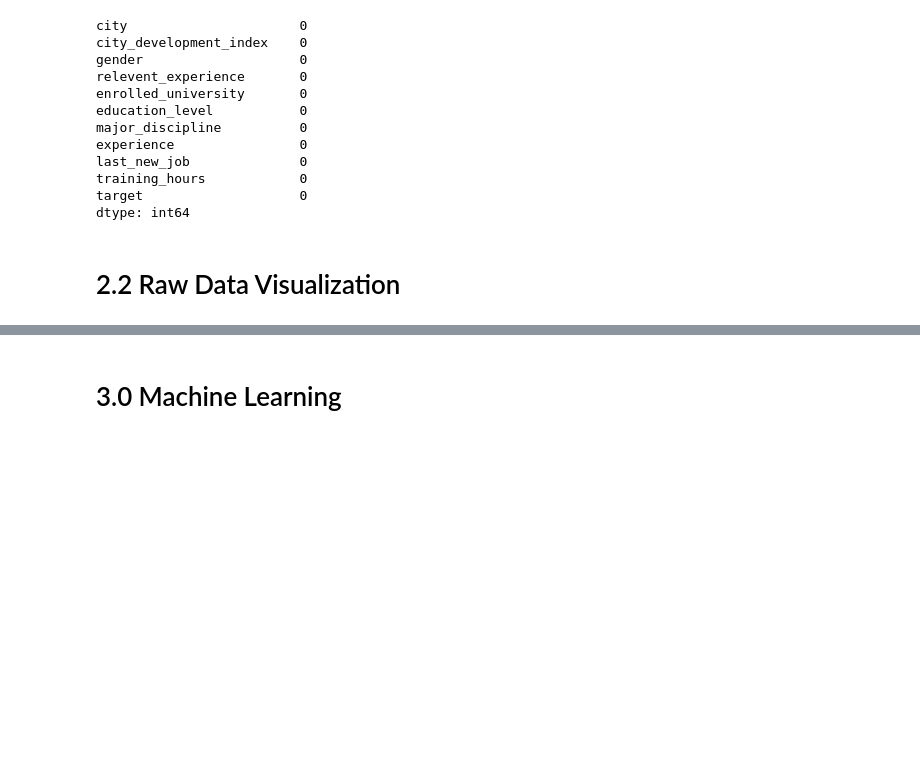
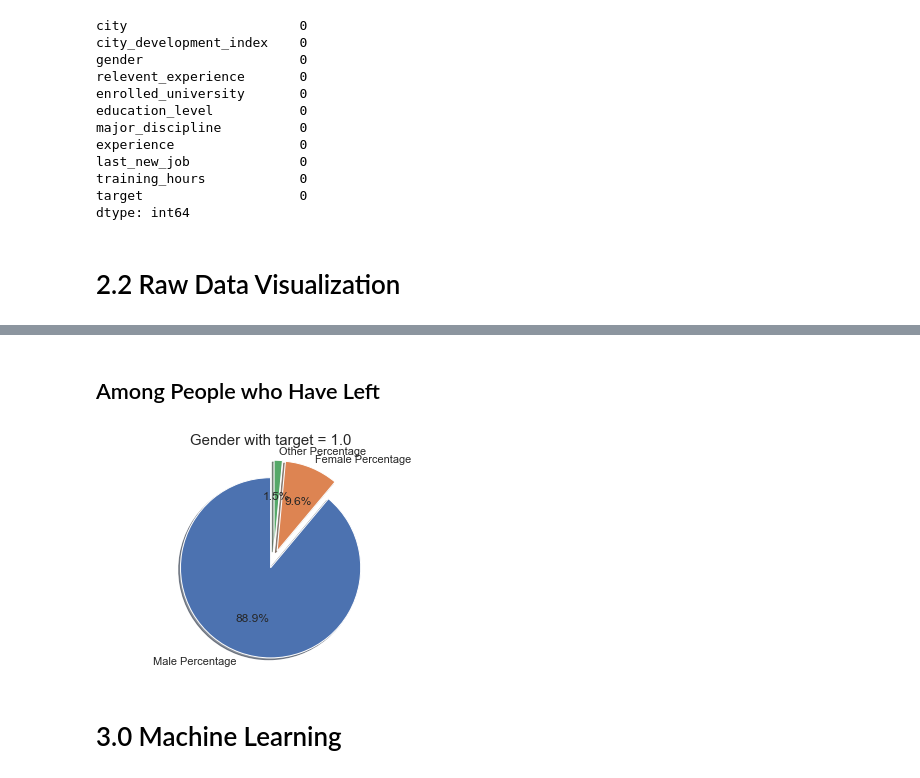
Before and after one commit to mermaidzhang/Job-Change-of-Data-Scientists, a Jupyter notebook: Segment2_code_mz.ipynb, the cells around one changed output, grey strips where cells are left out. Saved outputs shown, nothing was run; the diff lists cells and outputs as text; code cells hidden in the pictures; blank space fills up the shorter version.

```diff
--- a/Segment2_code_mz.ipynb
+++ b/Segment2_code_mz.ipynb
@@ -352,6 +364,32 @@ fig.show()
 #Null columns will drop.
 # %% [output]
 [interactive output not drawn]
+# %% [markdown]
+## Among People who Have Left
+# %%
+#Gender
+total = len(hrds_train_df.query("target == 1.0"))
+total_male_target = hrds_train_df.query("gender == 'Male' and target == 1.0")
+total_female_target = hrds_train_df.query("gender == 'Female' and target == 1.0")
+total_other_target = hrds_train_df.query("gender == 'Other' and target == 1.0")
+
+male_target_percent = round(len(total_male_target)*100/total, 3)
+female_target_percent = round(len(total_female_target)*100/total, 3)
+other_target_percent = round(len(total_other_target)*100/total, 3)
+
+labels = 'Male Percentage', 'Female Percentage', 'Other Percentage'
+sizes = [male_target_percent, female_target_percent, other_target_percent]
+explode = (0.1, 0.1, 0.1)
+
+fig1, ax1 = plt.subplots()
+ax1.pie(sizes, explode=explode, labels=labels, autopct='%1.1f%%',
+        shadow=True, startangle=90)
+ax1.axis('equal')
+plt.title('Gender with target = 1.0', fontsize=15)
+plt.savefig("./gender_target_1_pie.png")
+plt.show()
+# %% [output]
+[figure, added]
 # %% [markdown]
 # 3.0 Machine Learning
 # %% [markdown]
```
Also changed, not shown: parts of 3 cells of this notebook.
